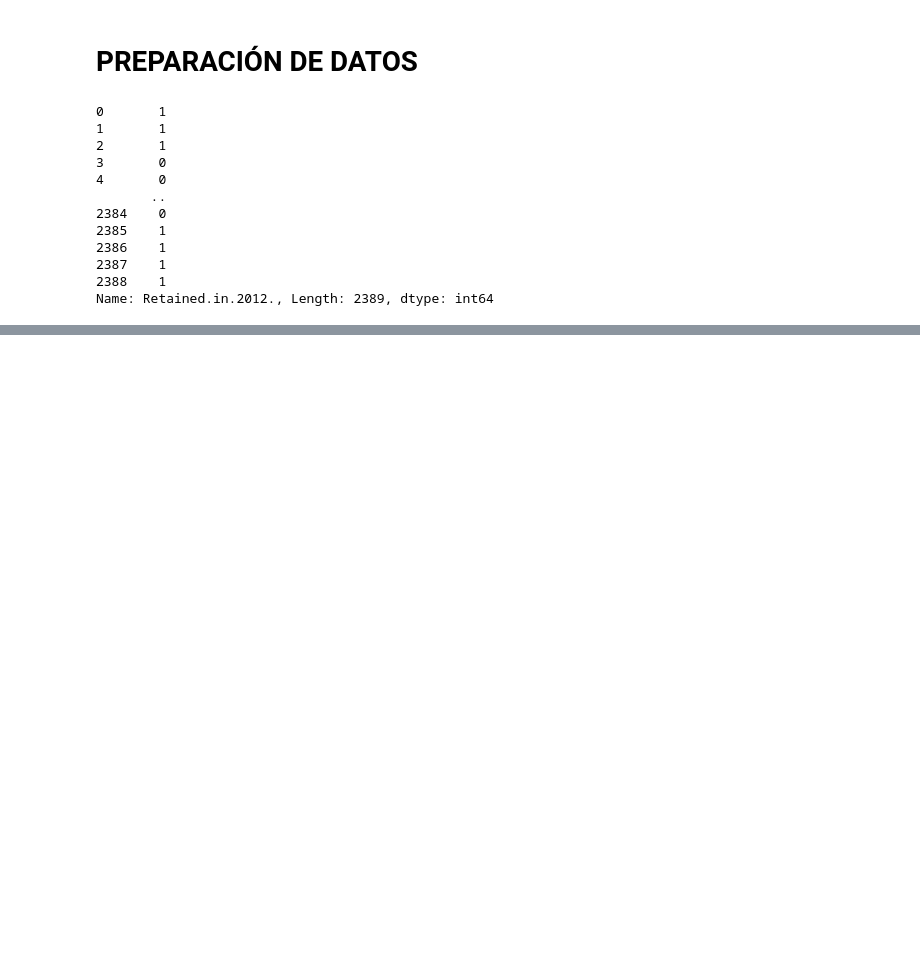
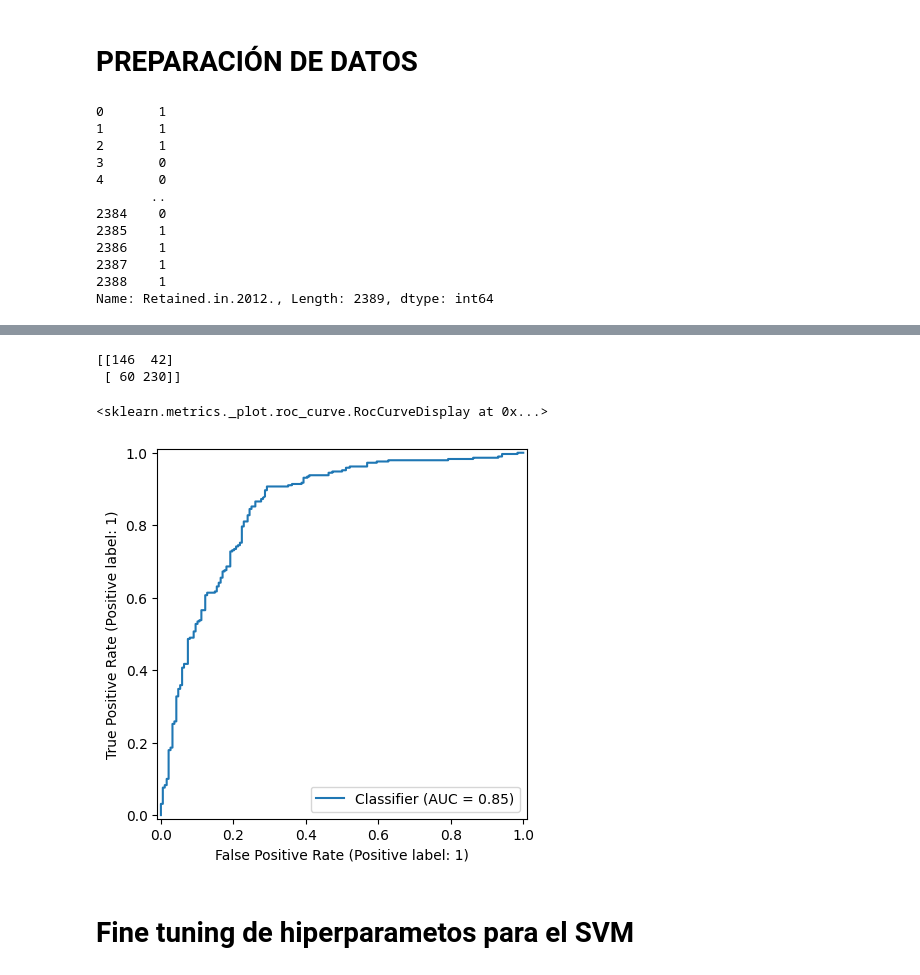
Before and after one commit to JairoVillegas/SUPPORT-VECTOR-MACHINE-CLASSIFIER, a Jupyter notebook: Notebooks/SVM.ipynb, the cells around one changed output, grey strips where cells are left out. Drawn from its saved outputs; the diff is of its cells as text; code cells hidden in the pictures; blank space fills up the shorter version.

```diff
--- a/Notebooks/SVM.ipynb
+++ b/Notebooks/SVM.ipynb
@@ -126,0 +145,27 @@ Name: Retained.in.2012., Length: 2389, dtype: int64
+# %%
+# Se divide el dataset en entrenamiento y prueba
+# stratify=y mantiene la proporción de clases en ambos conjuntos
+# test_size=0.2 usa 20% para evaluación
+
+X_train, X_test, y_train, y_test = train_test_split(
+    X_prepared,
+    y,
+    test_size=0.2,
+    stratify=y,
+    random_state=42
+)
+# %%
+# Se define el modelo SVM
+# kernel="rbf" permite capturar relaciones no lineales
+# class_weight="balanced" compensa desbalance de clases automáticamente
+
+svm_model = SVC(
+    kernel="linear",
+    class_weight="balanced",
+    probability=True,   # necesario para calcular ROC-AUC
+    random_state=42
+)
+# %%
+# El modelo aprende los patrones a partir de los datos de entrenamiento
+
+svm_model.fit(X_train, y_train)
@@ -126,0 +174,8 @@ Name: Retained.in.2012., Length: 2389, dtype: int64
+# %%
+# Predicciones de clase sobre el conjunto de prueba
+
+y_pred_base = svm_model.predict(X_test)
+
+# Probabilidades para métricas como ROC-AUC
+
+y_proba_base = svm_model.predict_proba(X_test)[:, 1]
@@ -126,0 +215,16 @@ Name: Retained.in.2012., Length: 2389, dtype: int64
+# %%
+# Permite ver errores de clasificación por tipo
+
+print(confusion_matrix(y_test, y_pred_base))
+# %% [output]
+[[146  42]
+ [ 60 230]]
+# %%
+# Visualiza la capacidad del modelo para separar clases
+
+RocCurveDisplay.from_predictions(y_test, y_proba_base)
+# %% [output]
+<sklearn.metrics._plot.roc_curve.RocCurveDisplay at 0x...>
+[figure, added]
+# %% [markdown]
+# Fine tuning de hiperparametos para el SVM
```
Also changed, not shown: parts of 20 cells of this notebook, 4 other files.
